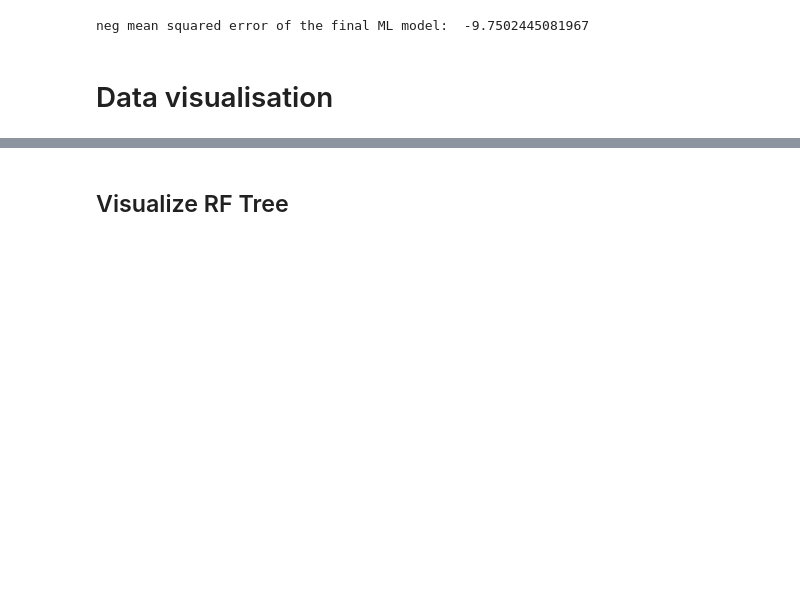
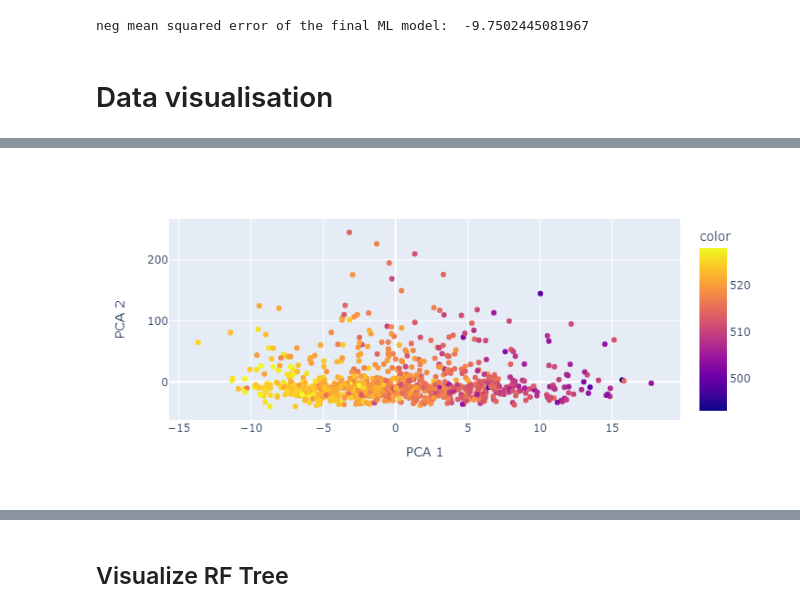
Before and after one commit to sjh-bluhm/MCAT_Machine_Learning, a Jupyter notebook: final_project.ipynb, the cells around one changed output, grey strips where cells are left out. Cells and saved outputs as stored; diff of their text form; code cells hidden in the pictures; blank space fills up the shorter version.

```diff
--- a/final_project.ipynb
+++ b/final_project.ipynb
@@ -424,3 +411,11 @@ plt.show()
+# %%
+import plotly.express as px
+colors = y_train
+fig = px.scatter(X_train_reduced, x=0, y=1, color=colors)
+fig.update_layout(xaxis_title="PCA 1", yaxis_title="PCA 2",legend=dict(title="Final score"))#legend_title_text='Final score')
+fig.show()
+# %% [output]
+[figure, added]
 # %%
 #3D plotting
 fig = plt.figure(figsize=(10,10))
```
Also changed, not shown: parts of 15 cells of this notebook, 1 other file.
